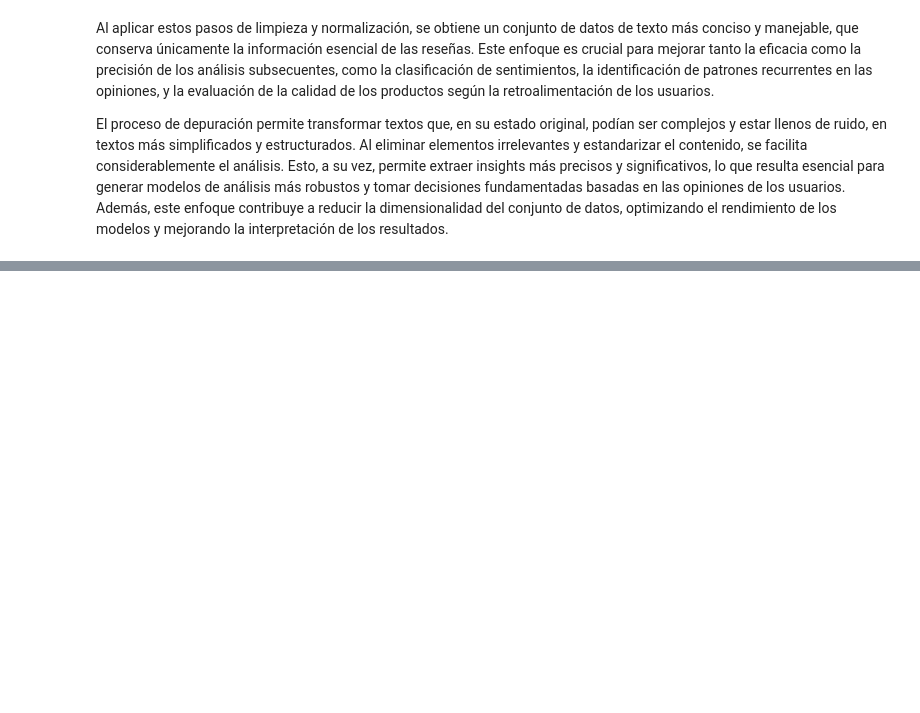
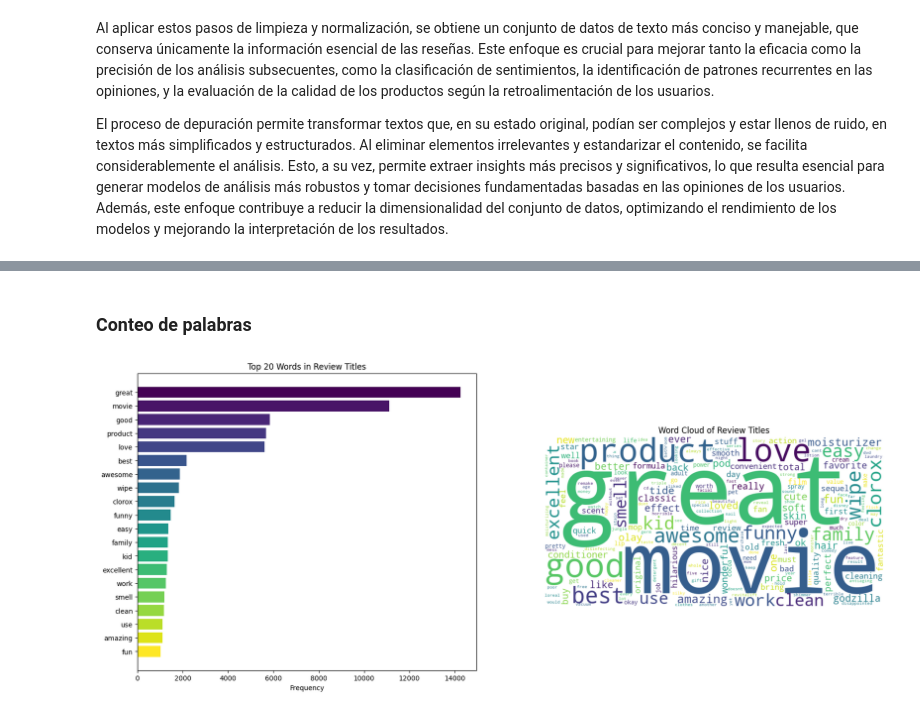
Before and after one commit to LeivaDiego/Lab6-DataScience, a Jupyter notebook: Lab6-ejercicio2.ipynb, the cells around one changed output, grey strips where cells are left out. Drawn from its saved outputs; the diff is of its cells as text; code cells hidden in the pictures; blank space fills up the shorter version.

```diff
--- a/Lab6-ejercicio2.ipynb
+++ b/Lab6-ejercicio2.ipynb
@@ -417,0 +485,7 @@ El proceso de depuración permite transformar textos que, en su estado original,
+# %% [markdown]
+### Conteo de palabras
+# %%
+# Graficar palabras más comunes y nube de palabras para los títulos de las reseñas
+plot_bars_and_wordcloud(common_terms_title, wordcloud_title, 'Top 20 Words in Review Titles', 'Word Cloud of Review Titles')
+# %% [output]
+[figure, added]
```
Also changed, not shown: parts of 26 cells of this notebook.
